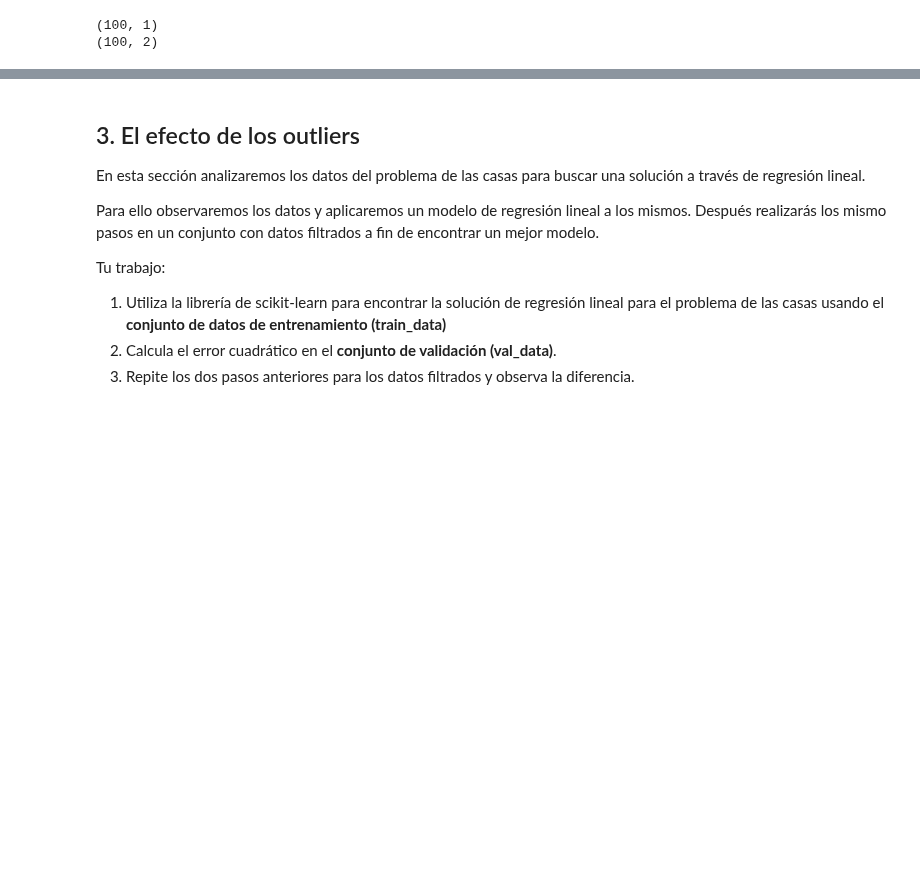
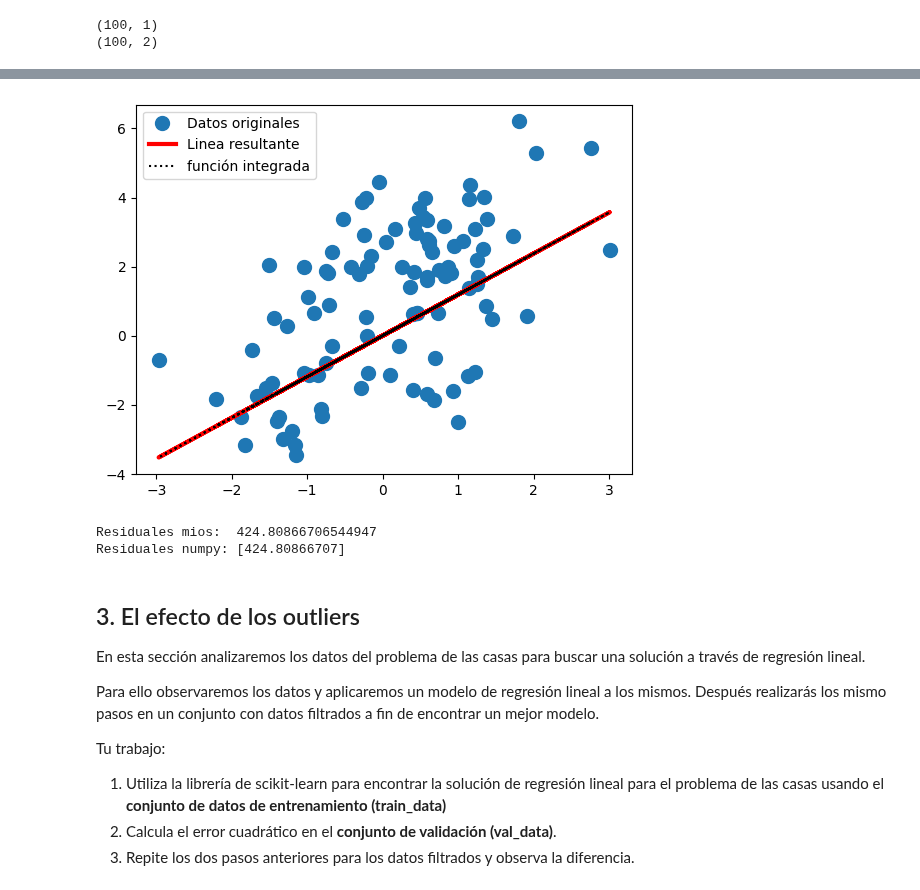
Before and after one commit to YaerimGZ/SI23_Togepis, a Jupyter notebook: ejercicio_1-LinearReg/linear_regression.ipynb, the cells around one changed output, grey strips where cells are left out. Drawn from its saved outputs; the diff is of its cells as text; code cells hidden in the pictures; blank space fills up the shorter version.

```diff
--- a/ejercicio_1-LinearReg/linear_regression.ipynb
+++ b/ejercicio_1-LinearReg/linear_regression.ipynb
@@ -95,23 +106,29 @@ plt.legend()
 # %%
 ## 2.4 TODO: Calcula la suma de errores cuadrádos
-residual = ...
+residual = np.sum((y - y_hat)**2)
 
 ## 2.5 TODO: Compara los resultados con la función integrada de numpy 'np.linalg.lstsq'
+wSCI, residualSCI, rankSCI, sSCI = np.linalg.lstsq(X, y, rcond=None)
+ySCI = np.dot(X, wSCI)
 
 # Graficando
 plt.plot(X, y, 'o', label='Datos originales', markersize=10)
 
 # TODO: Grafica la linea resultante de TU modelo como en la sección anterior
-plt.plot(..., ..., 'r', lw=3, label='Linea resultante')
+plt.plot(X, y_hat, 'r', lw=3, label='Linea resultante')
 
 # TODO: Grafica la linea resultante de scikit-learn como en la sección anterior
-plt.plot(..., ..., ':k', label='función integrada')
+plt.plot(X, ySCI, ':k', label='función integrada')
 plt.legend()
 plt.show()
 
 # TODO: Imprime y compara la suma de errores cuadrádos calculado por TU metodo y el de numpy
-print("Residuales mios: ", ...)
-print("Residuales numpy:", ...)
+print("Residuales mios: ", residual)
+print("Residuales numpy:", residualSCI)
+# %% [output]
+[figure, added]
+Residuales mios:  424.80866706544947
+Residuales numpy: [424.80866707]
 # %% [markdown]
 ## 3. El efecto de los outliers
 
```
Also changed, not shown: parts of 5 cells of this notebook.
